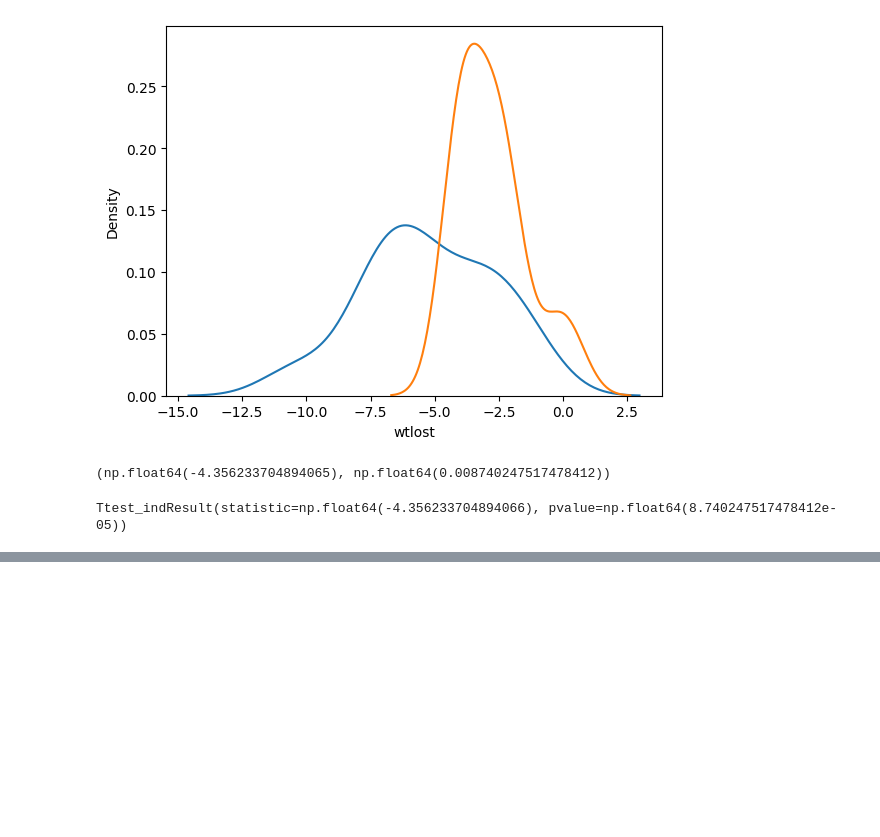
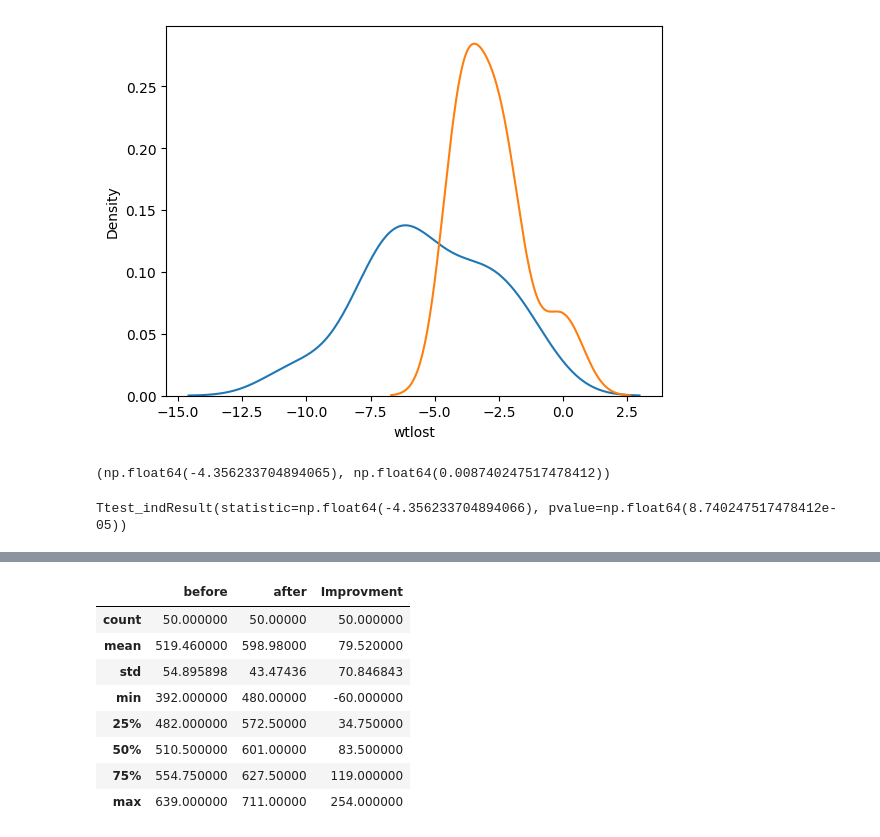
Before and after one commit to nurgelli/Exploratory_Data_Analysis, a Jupyter notebook: by_category/two_sample_test.ipynb, the cells around one changed output, grey strips where cells are left out. Cells and saved outputs as stored; diff of their text form; code cells hidden in the pictures; blank space fills up the shorter version.

```diff
--- a/by_category/two_sample_test.ipynb
+++ b/by_category/two_sample_test.ipynb
@@ -65,0 +72,19 @@ Ttest_indResult(statistic=np.float64(-4.356233704894066), pvalue=np.float64(8.74
+# %%
+np.random.seed(1)
+before = np.random.normal(520.92, 56.02, 50)
+after = np.random.normal(590.92, 55.02, 50)
+
+b = pd.DataFrame({"before": before, "after": after})
+b = round(b)
+b['Improvment'] = b.after - b.before
+b.describe()
+# %% [output]
+|  | before | after | Improvment |
+| count | 50.000000 | 50.00000 | 50.000000 |
+| mean | 519.460000 | 598.98000 | 79.520000 |
+| std | 54.895898 | 43.47436 | 70.846843 |
+| min | 392.000000 | 480.00000 | -60.000000 |
+| 25% | 482.000000 | 572.50000 | 34.750000 |
+| 50% | 510.500000 | 601.00000 | 83.500000 |
+| 75% | 554.750000 | 627.50000 | 119.000000 |
+| max | 639.000000 | 711.00000 | 254.000000 |
```
Also changed, not shown: parts of 9 cells of this notebook, 2 other files.
